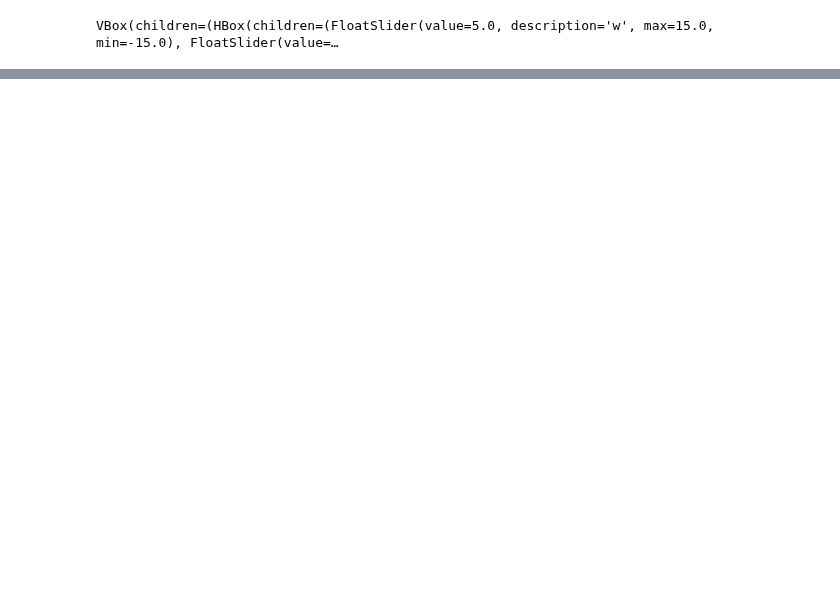
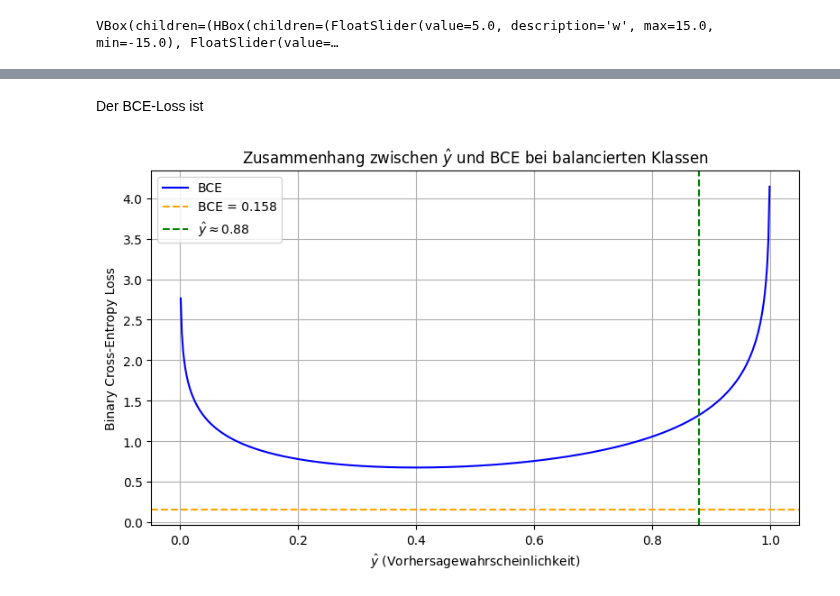
Before and after one commit to wolfromanlist/MLForEngineers, a Jupyter notebook: Notebooks/3.1-Supervised Learning 2.ipynb, the cells around one changed output, grey strips where cells are left out. Drawn from its saved outputs; the diff is of its cells as text; code cells hidden in the pictures; blank space fills up the shorter version.

```diff
--- a/Notebooks/3.1-Supervised Learning 2.ipynb
+++ b/Notebooks/3.1-Supervised Learning 2.ipynb
@@ -371,0 +465,28 @@ max     99.000000    79.213216  435.329487    1.000000
+# %% [markdown]
+Der BCE-Loss ist
+# %%
+import numpy as np
+import matplotlib.pyplot as plt
+
+# Range of y_hat values
+y_hat = np.linspace(0.001, 0.999, 500)
+
+# Calculate BCE assuming balanced classes and correct predictions
+bce = -0.4 * np.log(y_hat) - 0.6 * np.log(1 - y_hat)
+
+# Plot
+fig, ax1 = plt.subplots(figsize=(8, 5))
+
+ax1.plot(y_hat, bce, label='BCE', color='blue')
+ax1.axhline(0.158, color='orange', linestyle='--', label='BCE = 0.158')
+ax1.axvline(0.88, color='green', linestyle='--', label=r'$\hat{y} \approx 0.88$')
+ax1.set_xlabel(r'$\hat{y}$ (Vorhersagewahrscheinlichkeit)')
+ax1.set_ylabel('Binary Cross-Entropy Loss')
+ax1.set_title(r'Zusammenhang zwischen $\hat{y}$ und BCE bei balancierten Klassen')
+ax1.grid(True)
+ax1.legend()
+
+plt.tight_layout()
+plt.show()
+# %% [output]
+[figure, added]
```
Also changed, not shown: parts of 27 cells of this notebook, 2 other files.
